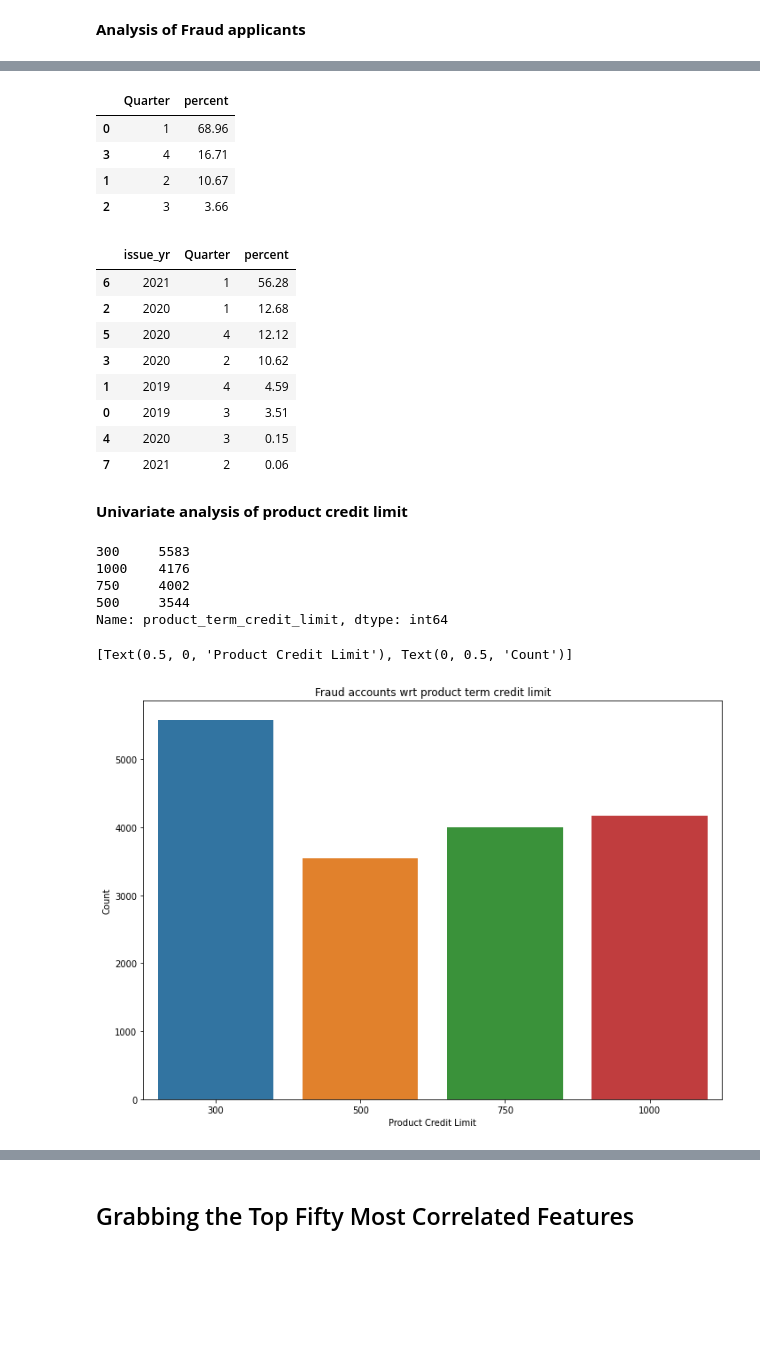
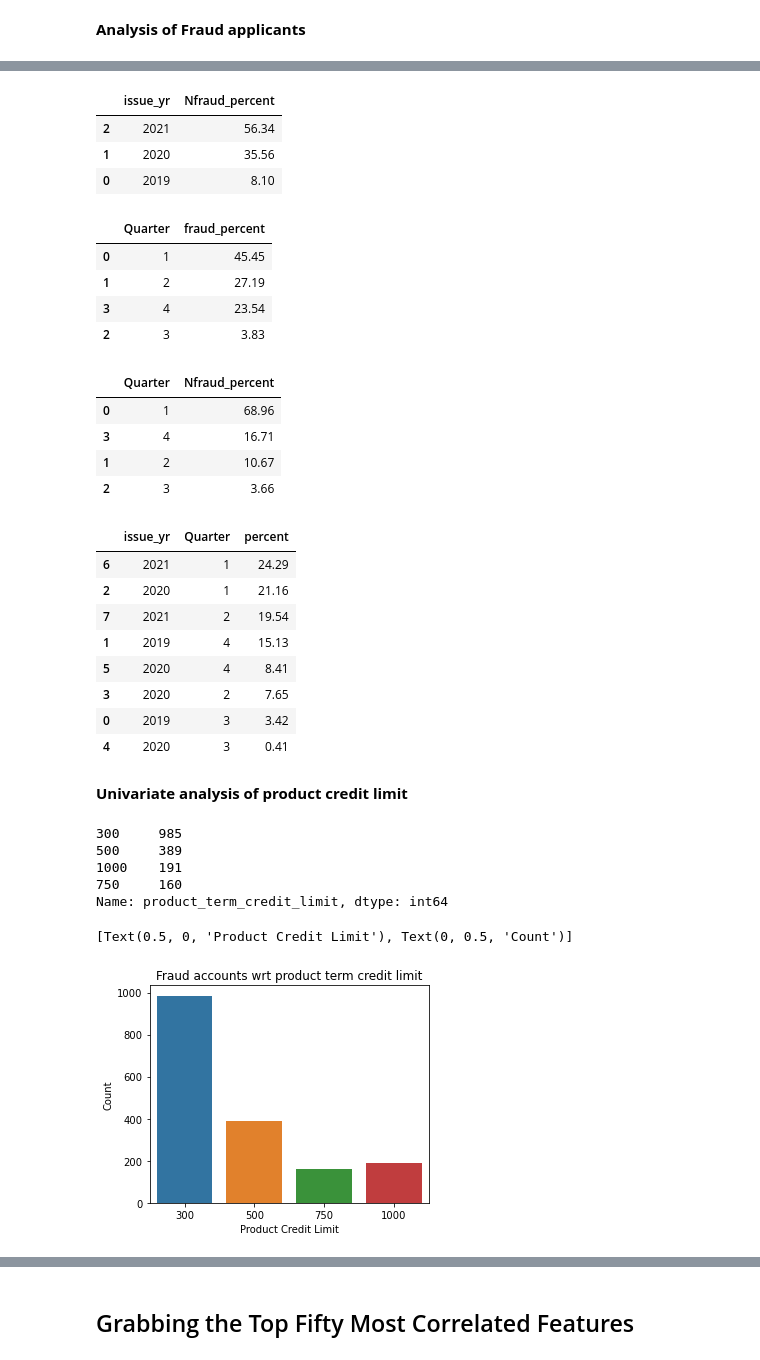
Before and after one commit to madhusanthan/Credit-Fraud-Risk-Model, a Jupyter notebook: EDA.ipynb, the cells around one changed output, grey strips where cells are left out. Cells and saved outputs as stored; diff of their text form; code cells hidden in the pictures; blank space fills up the shorter version.

Commit message:
Add files via upload
Univariate visualization, statistic summary of the dataset.

```diff
--- a/EDA.ipynb
+++ b/EDA.ipynb
@@ -174,8 +168,8 @@ master['issue_yr']=master['portfolio_id'].dt.year
 master['issue_month']=master['portfolio_id'].dt.month
 master['Quarter']=master['portfolio_id'].dt.quarter
 # %%
-fraud = master[master['NP'] == 0]
-valid = master[master['NP'] == 1]
+Nfraud = master[master['NP'] == 0]
+fraud = master[master['NP'] == 1]
 # %% [markdown]
 **Analysis of Fraud applicants**
 # %%
@@ -188,41 +182,56 @@ round(100*fraud.groupby('issue_yr').size()/len(fraud),2).reset_index(name='perce
+# %%
+round(100*Nfraud.groupby('issue_yr').size()/len(Nfraud),2).reset_index(name='Nfraud_percent').sort_values('Nfraud_percent',ascending=False)
+# %% [output]
+|  | issue_yr | Nfraud_percent |
+| 2 | 2021 | 56.34 |
+| 1 | 2020 | 35.56 |
+| 0 | 2019 | 8.10 |
 # %%
 # fraud by quarter, 4th quarter tops
-round(100*fraud.groupby(['Quarter']).size()/len(fraud),2).reset_index(name='percent').sort_values('percent',ascending=False)
+round(100*fraud.groupby(['Quarter']).size()/len(fraud),2).reset_index(name='fraud_percent').sort_values('fraud_percent',ascending=False)
 # %% [output]
-|  | Quarter | percent |
-| 0 | 1 | 68.96 |
-| 3 | 4 | 16.71 |
-| 1 | 2 | 10.67 |
-| 2 | 3 | 3.66 |
+|  | Quarter | fraud_percent |
+| 0 | 1 | 45.45 |
+| 1 | 2 | 27.19 |
+| 3 | 4 | 23.54 |
+| 2 | 3 | 3.83 |
+# %%
+round(100*Nfraud.groupby(['Quarter']).size()/len(Nfraud),2).reset_index(name='Nfraud_percent').sort_values('Nfraud_percent',ascending=False)
+# %% [output]
+|  | Quarter | Nfraud_percent |
+| 0 | 1 | 68.96 |
+| 3 | 4 | 16.71 |
+| 1 | 2 | 10.67 |
+| 2 | 3 | 3.66 |
 # %%
 # Fraud by year and quarter, all year
 round(100*fraud.groupby(['issue_yr','Quarter']).size()/len(fraud),2).reset_index(name='percent').sort_values(['percent','Quarter'],ascending=False)
 # %% [output]
 |  | issue_yr | Quarter | percent |
-| 6 | 2021 | 1 | 56.28 |
-| 2 | 2020 | 1 | 12.68 |
-| 5 | 2020 | 4 | 12.12 |
-| 3 | 2020 | 2 | 10.62 |
-| 1 | 2019 | 4 | 4.59 |
-| 0 | 2019 | 3 | 3.51 |
-| 4 | 2020 | 3 | 0.15 |
-| 7 | 2021 | 2 | 0.06 |
+| 6 | 2021 | 1 | 24.29 |
+| 2 | 2020 | 1 | 21.16 |
+| 7 | 2021 | 2 | 19.54 |
+| 1 | 2019 | 4 | 15.13 |
+| 5 | 2020 | 4 | 8.41 |
+| 3 | 2020 | 2 | 7.65 |
+| 0 | 2019 | 3 | 3.42 |
+| 4 | 2020 | 3 | 0.41 |
 # %% [markdown]
 **Univariate analysis of product credit limit**
 # %%
 # displaying frequencies of each category
 fraud['product_term_credit_limit'].value_counts()
 # %% [output]
-300     5583
-1000    4176
-750     4002
-500     3544
+300     985
+500     389
+1000    191
+750     160
 Name: product_term_credit_limit, dtype: int64
 # %%
-plt.figure(figsize=(11.7, 8.27))
+plt.figure(figsize=(5, 4))
 plt.title('Fraud accounts wrt product term credit limit')
 ax = sns.countplot(x = "product_term_credit_limit", data = fraud);
 ax.set(xlabel='Product Credit Limit', ylabel='Count')
 # %% [output]
 [Text(0.5, 0, 'Product Credit Limit'), Text(0, 0.5, 'Count')]
-[figure, old version]
+[figure, new version]
```
Also changed, not shown: parts of 17 cells of this notebook.
